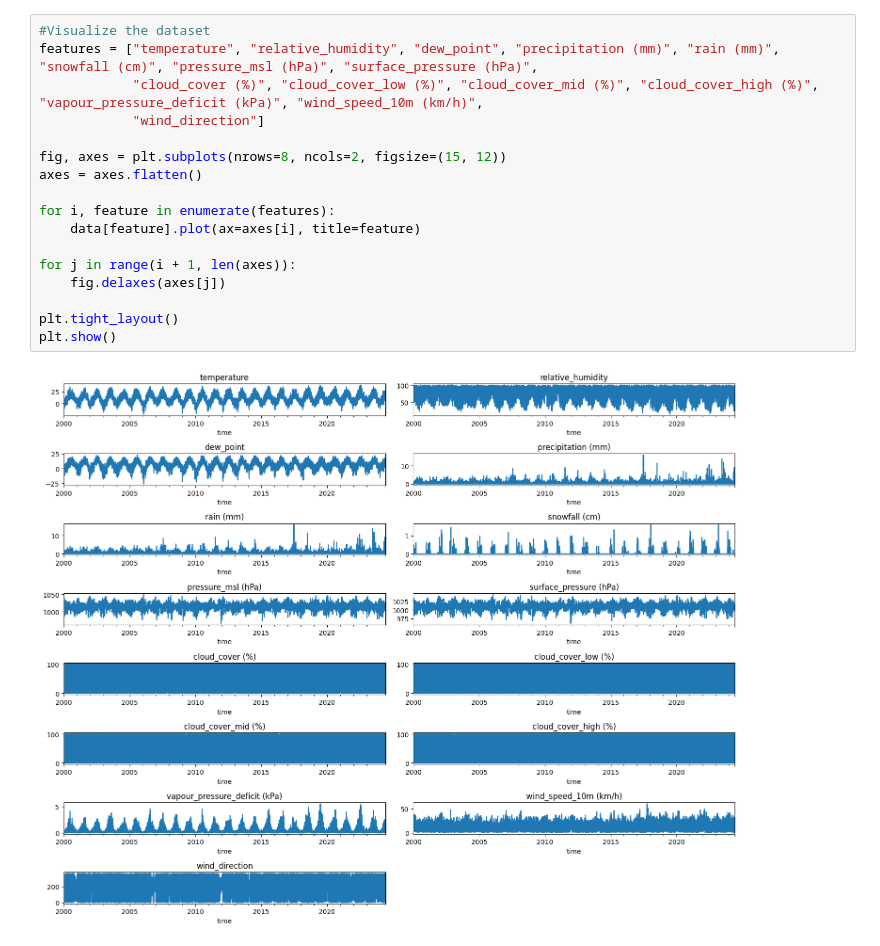
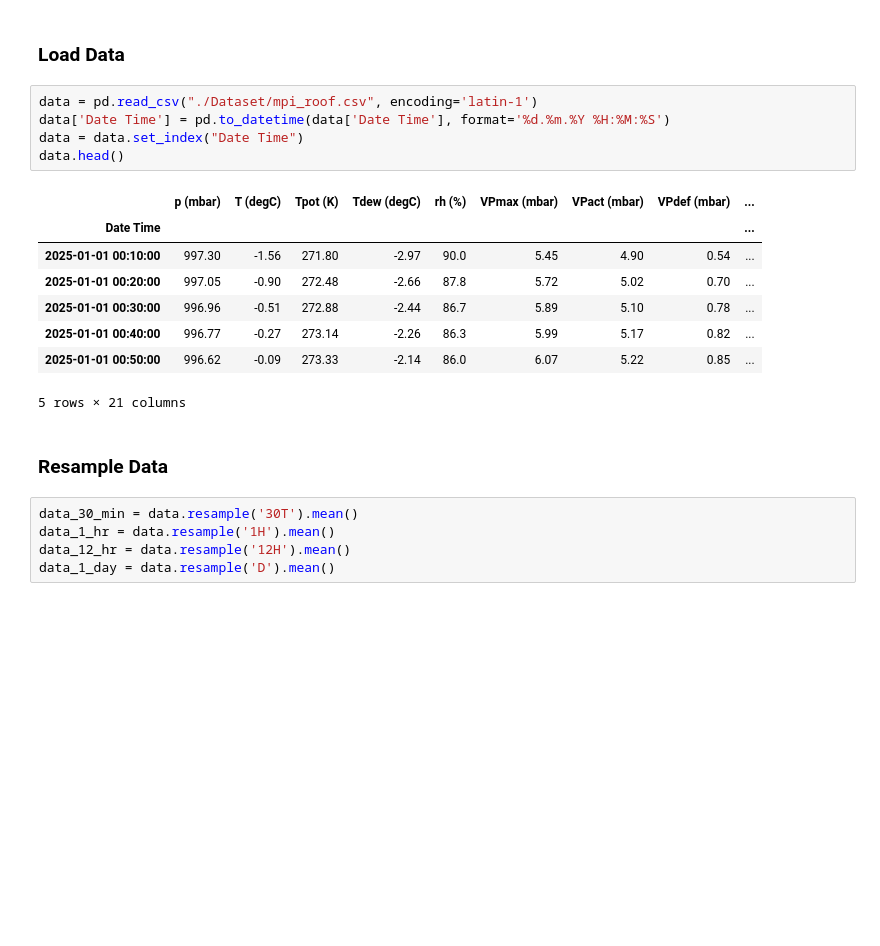
Before and after one commit to Vinzecta/Rainfall-Prediction, a Jupyter notebook: Code/Weather prediction.ipynb, the cells around one changed output. Drawn from its saved outputs; the diff is of its cells as text; blank space fills up the shorter version.

```diff
--- a/Code/Weather prediction.ipynb
+++ b/Code/Weather prediction.ipynb
@@ -27,19 +7,23 @@ data.head()
-# %%
-#Visualize the dataset
-features = ["temperature", "relative_humidity", "dew_point", "precipitation (mm)", "rain (mm)", "snowfall (cm)", "pressure_msl (hPa)", "surface_pressure (hPa)",
-            "cloud_cover (%)", "cloud_cover_low (%)", "cloud_cover_mid (%)", "cloud_cover_high (%)", "vapour_pressure_deficit (kPa)", "wind_speed_10m (km/h)",
-            "wind_direction"]
-
-fig, axes = plt.subplots(nrows=8, ncols=2, figsize=(15, 12))
-axes = axes.flatten()
-
-for i, feature in enumerate(features):
-    data[feature].plot(ax=axes[i], title=feature)
-
-for j in range(i + 1, len(axes)):
-    fig.delaxes(axes[j])
-
-plt.tight_layout()
-plt.show()
-# %% [output]
-[figure, removed]
+# %% [markdown]
+### Load Data
+# %%
+data = pd.read_csv("./Dataset/mpi_roof.csv", encoding='latin-1')
+data['Date Time'] = pd.to_datetime(data['Date Time'], format='%d.%m.%Y %H:%M:%S')
+data = data.set_index("Date Time")
+data.head()
+# %% [output]
+|  | p (mbar) | T (degC) | Tpot (K) | Tdew (degC) | rh (%) | VPmax (mbar) | VPact (mbar) | VPdef (mbar) | ... |
+| Date Time |  |  |  |  |  |  |  |  | ... |
+| 2025-01-01 00:10:00 | 997.30 | -1.56 | 271.80 | -2.97 | 90.0 | 5.45 | 4.90 | 0.54 | ... |
+| 2025-01-01 00:20:00 | 997.05 | -0.90 | 272.48 | -2.66 | 87.8 | 5.72 | 5.02 | 0.70 | ... |
+| 2025-01-01 00:30:00 | 996.96 | -0.51 | 272.88 | -2.44 | 86.7 | 5.89 | 5.10 | 0.78 | ... |
+| 2025-01-01 00:40:00 | 996.77 | -0.27 | 273.14 | -2.26 | 86.3 | 5.99 | 5.17 | 0.82 | ... |
+| 2025-01-01 00:50:00 | 996.62 | -0.09 | 273.33 | -2.14 | 86.0 | 6.07 | 5.22 | 0.85 | ... |
+5 rows × 21 columns
+# %% [markdown]
+### Resample Data
+# %%
+data_30_min = data.resample('30T').mean()
+data_1_hr = data.resample('1H').mean()
+data_12_hr = data.resample('12H').mean()
+data_1_day = data.resample('D').mean()
```
Also changed, not shown: parts of 16 cells of this notebook, 1 other file.
